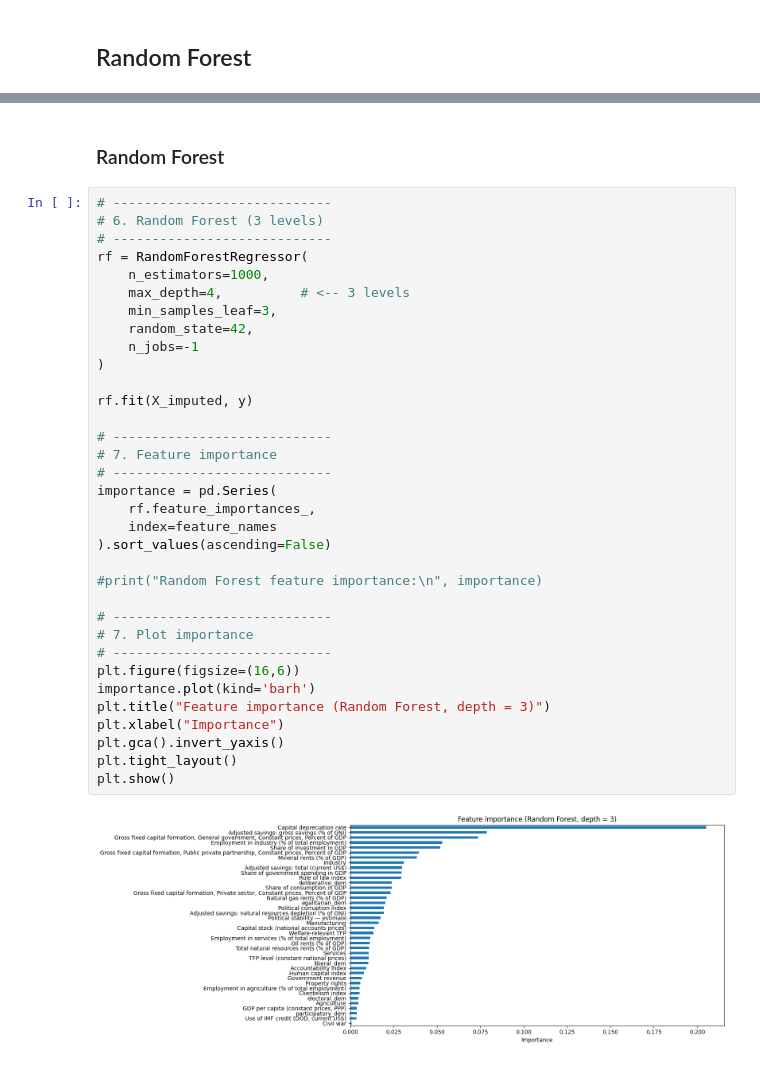
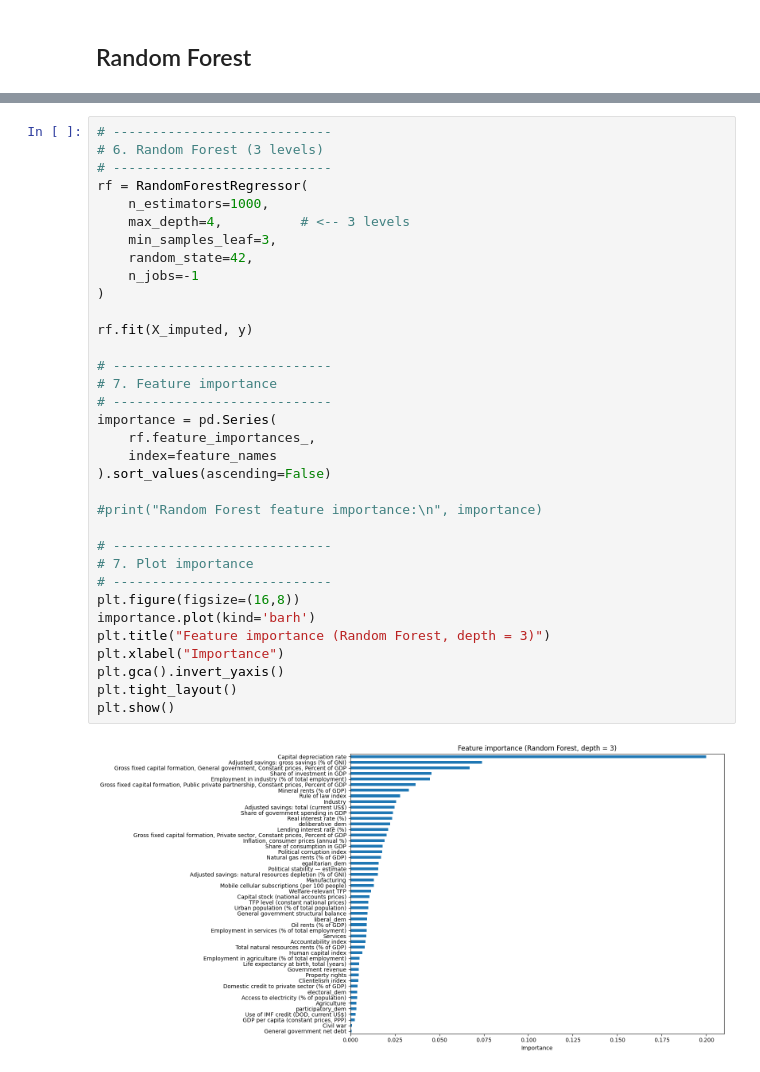
Before and after one commit to AyaanTigdikar/Capstone, a Jupyter notebook: code/3_LASSO_RF.ipynb, the cells around one changed output, grey strips where cells are left out. Drawn from its saved outputs; the diff is of its cells as text.

```diff
--- a/code/3_LASSO_RF.ipynb
+++ b/code/3_LASSO_RF.ipynb
@@ -410,5 +414,3 @@ plt.show()
-# %% [markdown]
-### Random Forest
 # %%
 # ----------------------------
 # 6. Random Forest (3 levels)
@@ -416,32 +418,32 @@ plt.show()
 rf = RandomForestRegressor(
     n_estimators=1000,
     max_depth=4,          # <-- 3 levels
     min_samples_leaf=3,
     random_state=42,
     n_jobs=-1
 )
 
 rf.fit(X_imputed, y)
 
 # ----------------------------
 # 7. Feature importance
 # ----------------------------
 importance = pd.Series(
     rf.feature_importances_,
     index=feature_names
 ).sort_values(ascending=False)
 
 #print("Random Forest feature importance:\n", importance)
 
 # ----------------------------
 # 7. Plot importance
 # ----------------------------
-plt.figure(figsize=(16,6))
+plt.figure(figsize=(16,8))
 importance.plot(kind='barh')
 plt.title("Feature importance (Random Forest, depth = 3)")
 plt.xlabel("Importance")
 plt.gca().invert_yaxis()
 plt.tight_layout()
 plt.show()
 # %% [output]
-[figure, old version]
+[figure, new version]
```
Also changed, not shown: parts of 8 cells of this notebook, 3 other files.
